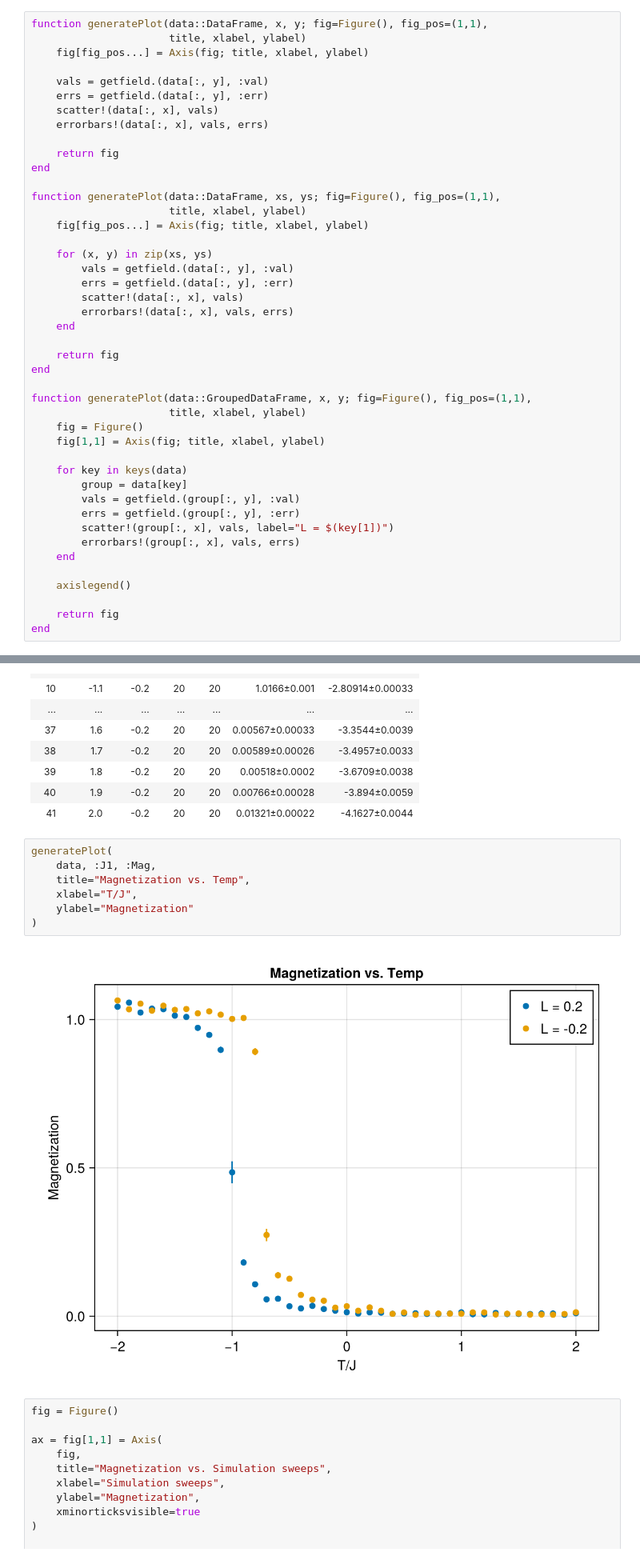
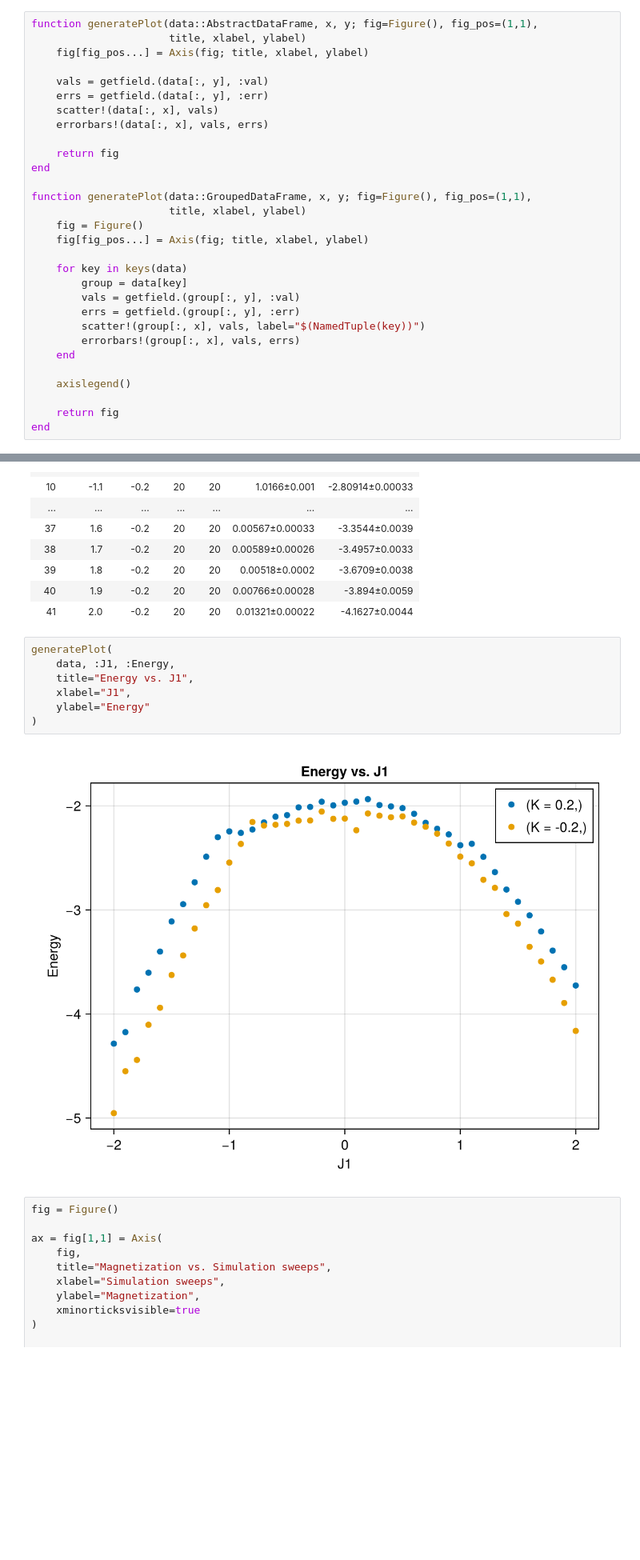
Before and after one commit to PatXue/Biquadratic.jl, a Jupyter notebook: analysis/j1-sweep.ipynb, the cells around one changed output, grey strips where cells are left out. Shown at 80% size. Drawn from its saved outputs; the diff is of its cells as text; blank space fills up the shorter version.

Commit message:
Generate analysis plots

```diff
--- a/analysis/j1-sweep.ipynb
+++ b/analysis/j1-sweep.ipynb
@@ -23,7 +23,7 @@ cleandata(filepath::AbstractString) = select(
 # %% [output]
 cleandata (generic function with 1 method)
 # %%
-function generatePlot(data::DataFrame, x, y; fig=Figure(), fig_pos=(1,1),
+function generatePlot(data::AbstractDataFrame, x, y; fig=Figure(), fig_pos=(1,1),
                       title, xlabel, ylabel)
     fig[fig_pos...] = Axis(fig; title, xlabel, ylabel)
 
@@ -35,30 +35,16 @@ function generatePlot(data::DataFrame, x, y; fig=Figure(), fig_pos=(1,1),
     return fig
 end
 
-function generatePlot(data::DataFrame, xs, ys; fig=Figure(), fig_pos=(1,1),
-                      title, xlabel, ylabel)
-    fig[fig_pos...] = Axis(fig; title, xlabel, ylabel)
-
-    for (x, y) in zip(xs, ys)
-        vals = getfield.(data[:, y], :val)
-        errs = getfield.(data[:, y], :err)
-        scatter!(data[:, x], vals)
-        errorbars!(data[:, x], vals, errs)
-    end
-
-    return fig
-end
-
 function generatePlot(data::GroupedDataFrame, x, y; fig=Figure(), fig_pos=(1,1),
                       title, xlabel, ylabel)
     fig = Figure()
-    fig[1,1] = Axis(fig; title, xlabel, ylabel)
+    fig[fig_pos...] = Axis(fig; title, xlabel, ylabel)
 
     for key in keys(data)
         group = data[key]
         vals = getfield.(group[:, y], :val)
         errs = getfield.(group[:, y], :err)
-        scatter!(group[:, x], vals, label="L = $(key[1])")
+        scatter!(group[:, x], vals, label="$(NamedTuple(key))")
         errorbars!(group[:, x], vals, errs)
     end
 
@@ -116,13 +102,13 @@ Last Group (41 rows): K = -0.2
 | 41 | 2.0 | -0.2 | 20 | 20 | 0.01321±0.00022 | -4.1627±0.0044 |
 # %%
 generatePlot(
-    data, :J1, :Mag,
-    title="Magnetization vs. Temp",
-    xlabel="T/J",
-    ylabel="Magnetization"
+    data, :J1, :Energy,
+    title="Energy vs. J1",
+    xlabel="J1",
+    ylabel="Energy"
 )
 # %% [output]
-[figure, old version]
+[figure, new version]
 # %%
 fig = Figure()
 
```
